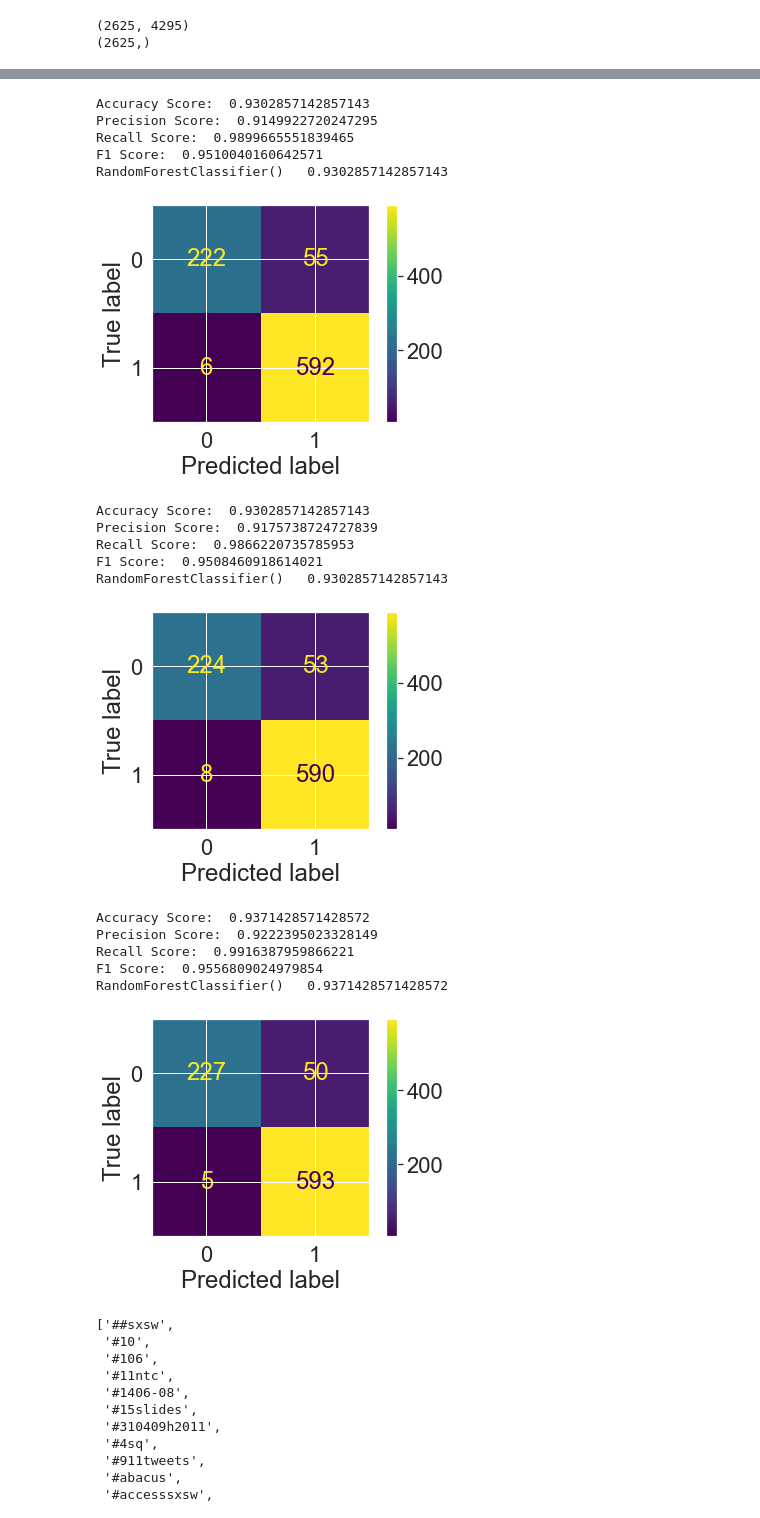
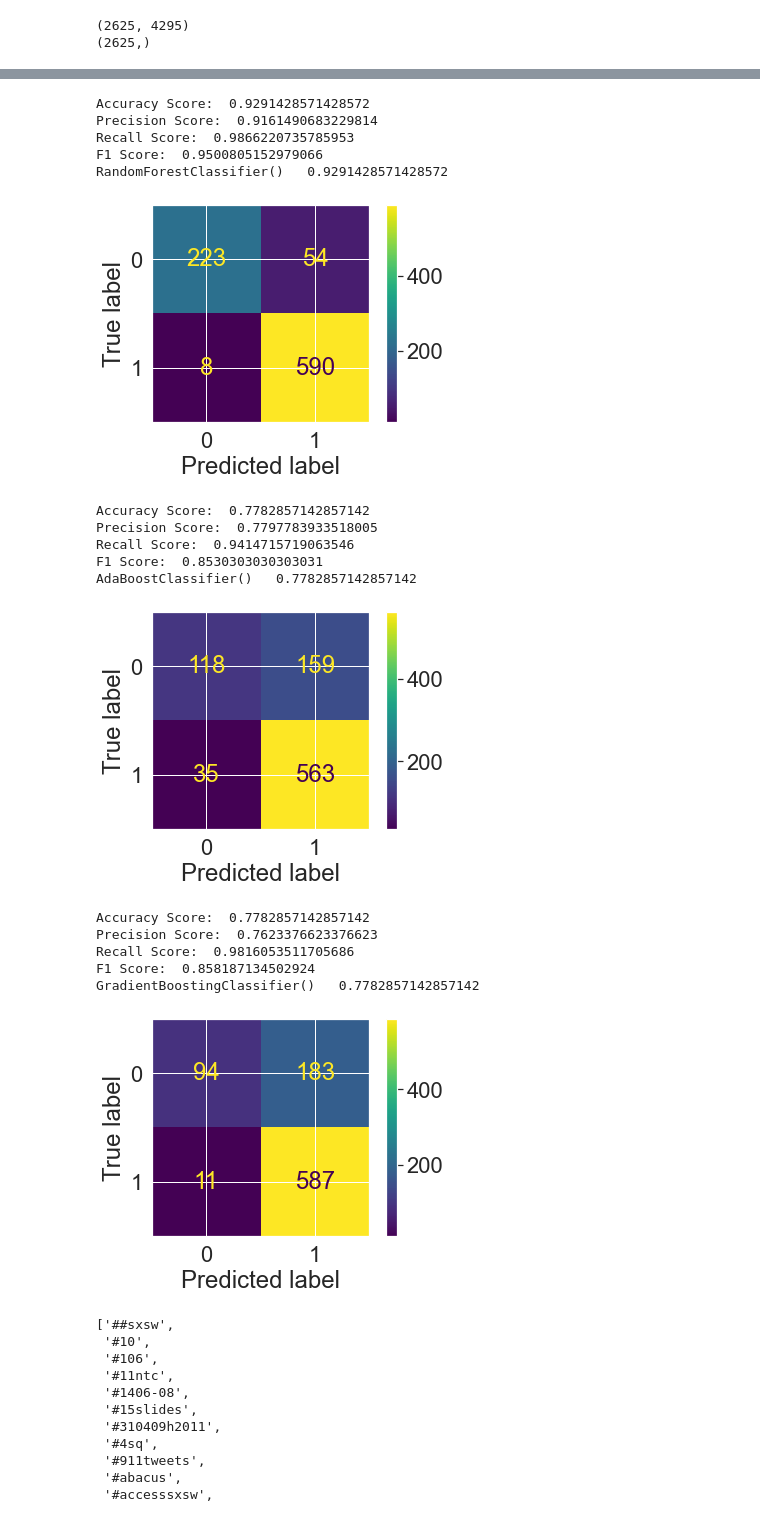
Before and after one commit to JosephDenney/Tweet_Sentiment, a Jupyter notebook: Tweet_Analysis.ipynb, the cells around one changed output, grey strips where cells are left out. Drawn from its saved outputs; the diff is of its cells as text; code cells hidden in the pictures.

```diff
--- a/Tweet_Analysis.ipynb
+++ b/Tweet_Analysis.ipynb
@@ -426,9 +520,11 @@ df_majority.shape
 # %% [output]
 (2978, 4)
 # %%
-df_min_sample = resample(df_minority, replace=True, n_samples=1000, random_state=42)
+df_min_sample = resample(df_minority, replace=True, n_samples=1000,
+                         random_state=42)
 # %%
-df_maj_sample = resample(df_majority, replace=True, n_samples=2500, random_state=42)
+df_maj_sample = resample(df_majority, replace=True, n_samples=2500,
+                         random_state=42)
 # %%
 df_upsampled = pd.concat([df_min_sample, df_maj_sample], axis=0)
 df_upsampled.shape
@@ -507,6 +619,7 @@ weighted avg       0.94      0.94      0.94       875
 # %%
 tf_idf_vectorizer = TfidfVectorizer(tokenizer=tokenizer.tokenize,
-                                    stop_words=stopword_list,decode_error='ignore')
+                                    stop_words=stopword_list,
+                                    decode_error='ignore')
 # %%
 X_train_tf_idf = tf_idf_vectorizer.fit_transform(X_train)
 X_test_tf_idf = tf_idf_vectorizer.transform(X_test)
@@ -542,5 +659,5 @@ gb_clf = GradientBoostingClassifier()
 models = [ran_for, ada_clf, gb_clf]
 
 for model in models:
-    single_model_opt(ran_for, X_train_count, y_train, X_test_count, y_test)
+    single_model_opt(model, X_train_count, y_train, X_test_count, y_test)
 # %% [output]
@@ -565,25 +684,25 @@ RandomForestClassifier()   0.9371428571428572
 # %%
 for model in models:
-    single_model_opt(ran_for, X_train_tf_idf, y_train, X_test_tf_idf, y_test)
+    single_model_opt(model, X_train_tf_idf, y_train, X_test_tf_idf, y_test)
 # %% [output]
-Accuracy Score:  0.9302857142857143
-Precision Score:  0.9149922720247295
-Recall Score:  0.9899665551839465
-F1 Score:  0.9510040160642571
-RandomForestClassifier()   0.9302857142857143
+Accuracy Score:  0.9291428571428572
+Precision Score:  0.9161490683229814
+Recall Score:  0.9866220735785953
+F1 Score:  0.9500805152979066
+RandomForestClassifier()   0.9291428571428572
-[figure, old version]
+[figure, new version]
-Accuracy Score:  0.9302857142857143
-Precision Score:  0.9175738724727839
-Recall Score:  0.9866220735785953
-F1 Score:  0.9508460918614021
-RandomForestClassifier()   0.9302857142857143
+Accuracy Score:  0.7782857142857142
+Precision Score:  0.7797783933518005
+Recall Score:  0.9414715719063546
+F1 Score:  0.8530303030303031
+AdaBoostClassifier()   0.7782857142857142
-[figure, old version]
+[figure, new version]
-Accuracy Score:  0.9371428571428572
-Precision Score:  0.9222395023328149
-Recall Score:  0.9916387959866221
-F1 Score:  0.9556809024979854
-RandomForestClassifier()   0.9371428571428572
+Accuracy Score:  0.7782857142857142
+Precision Score:  0.7623376623376623
+Recall Score:  0.9816053511705686
+F1 Score:  0.858187134502924
+GradientBoostingClassifier()   0.7782857142857142
-[figure, old version]
+[figure, new version]
 # %%
 tf_idf_vectorizer.get_feature_names()
 # %% [output]
```
Also changed, not shown: parts of 131 cells of this notebook, 1 other file.
